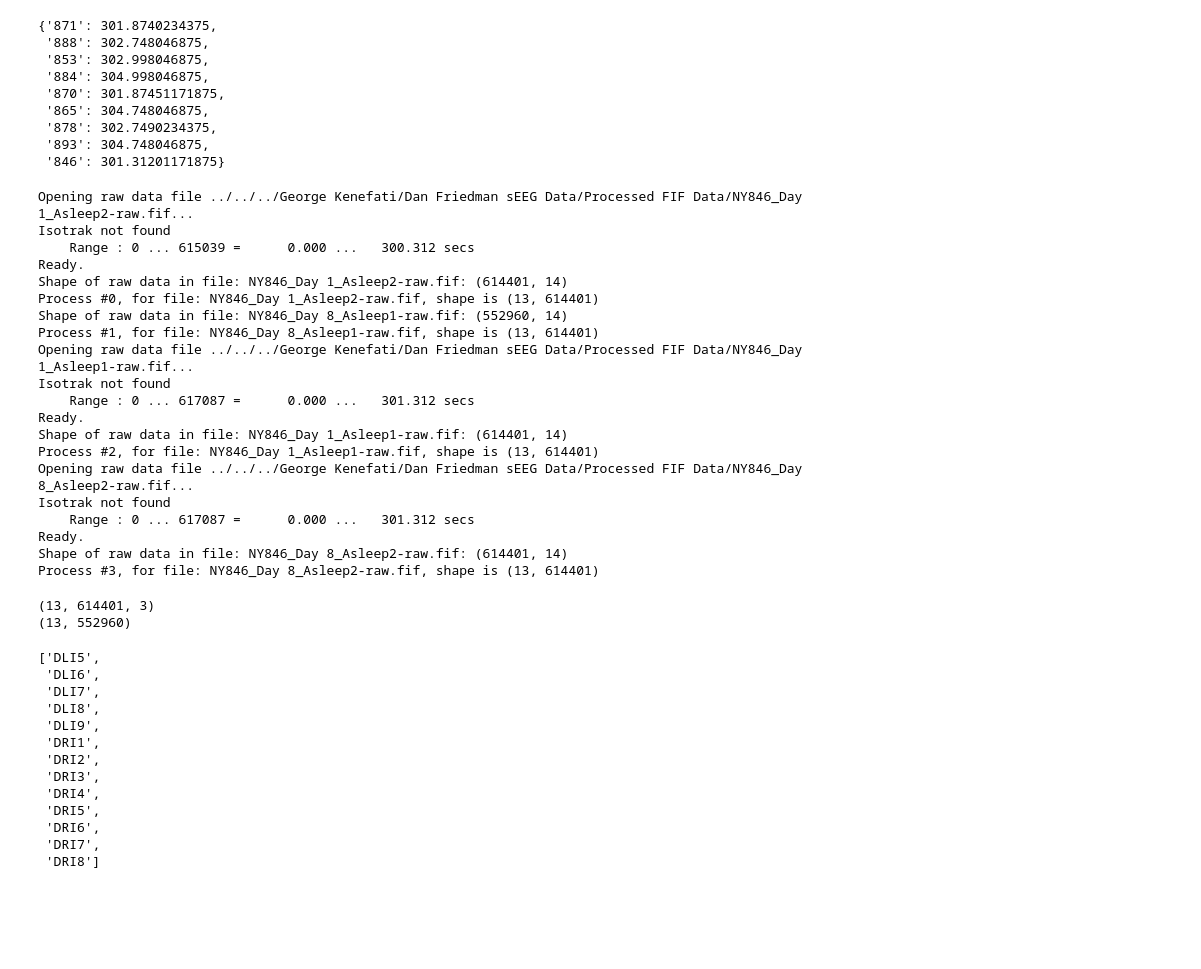
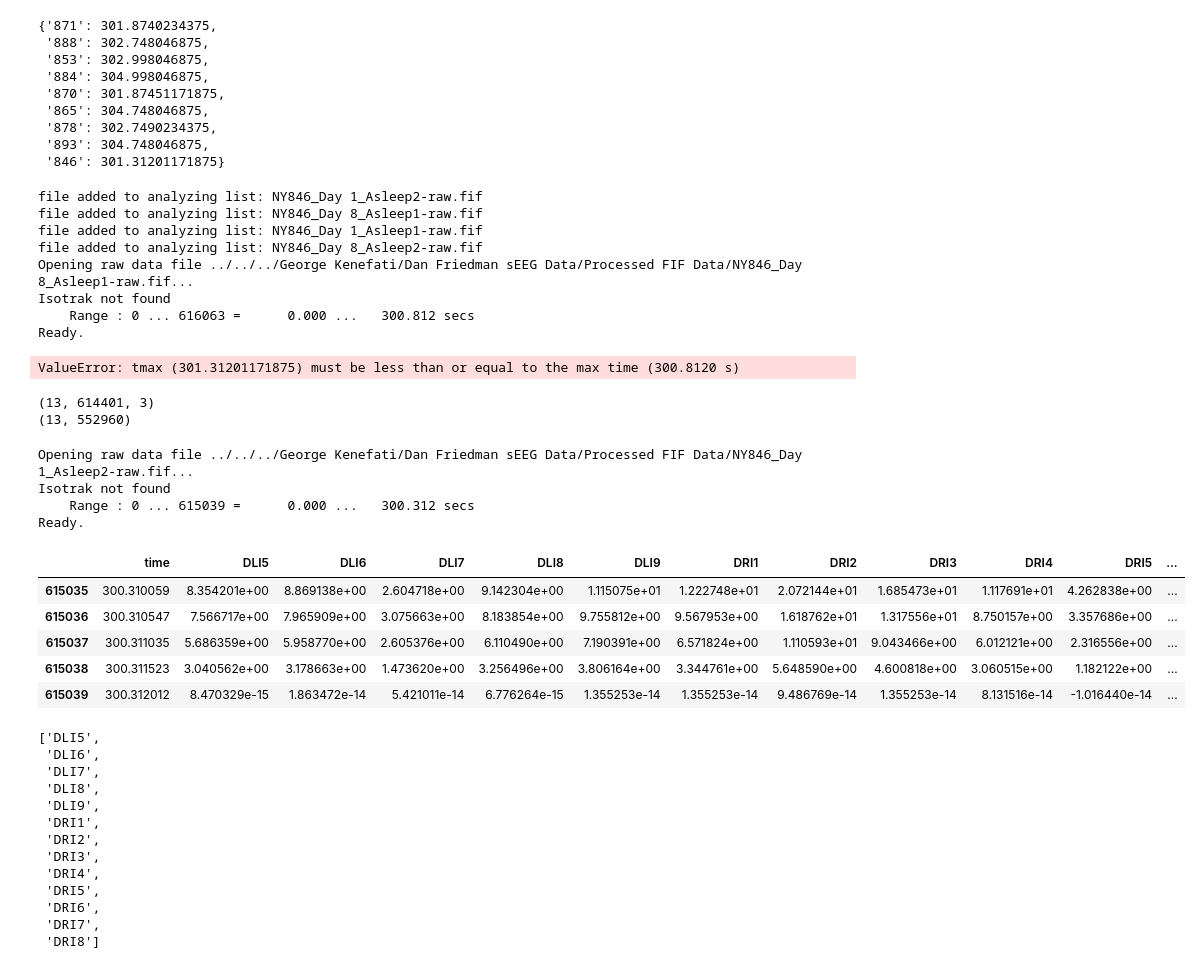
Before and after one commit to Wang-lab-research/seeg-data-analysis, a Jupyter notebook: Statistical Analysis/sEEG_PO1_vs_last_stats.ipynb, the cells around one changed output. Drawn from its saved outputs; the diff is of its cells as text; code cells hidden in the pictures; blank space fills up the shorter version.

```diff
--- a/Statistical Analysis/sEEG_PO1_vs_last_stats.ipynb
+++ b/Statistical Analysis/sEEG_PO1_vs_last_stats.ipynb
@@ -386,26 +373,15 @@ def z_score_calculator(data_dir, zsub_state, sub_id, picks):
     z_score_full_arr = np.stack(z_score_arr_lst, axis=-1) # stacks the individual z score arrays, with 3rd dimension representing each array
     return(z_score_full_arr, final_day_z_score_arr) # returns two separate arrays because array for calculating bas
 # %%
-z_score_test, z_score_train = z_score_calculator(processed_info_dir, zsub_state, ztmin, ztmax, sub_ids_lst[0], selected_picks)
+z_scored_test, z_scored_train = z_score_calculator(processed_info_dir, zsub_state, sub_ids_lst[0], selected_picks)
 # %% [output]
-Opening raw data file ../../../George Kenefati/Dan Friedman sEEG Data/Processed FIF Data/NY846_Day 1_Asleep2-raw.fif...
+file added to analyzing list: NY846_Day 1_Asleep2-raw.fif
+file added to analyzing list: NY846_Day 8_Asleep1-raw.fif
+file added to analyzing list: NY846_Day 1_Asleep1-raw.fif
+file added to analyzing list: NY846_Day 8_Asleep2-raw.fif
+Opening raw data file ../../../George Kenefati/Dan Friedman sEEG Data/Processed FIF Data/NY846_Day 8_Asleep1-raw.fif...
 Isotrak not found
-    Range : 0 ... 615039 =      0.000 ...   300.312 secs
+    Range : 0 ... 616063 =      0.000 ...   300.812 secs
 Ready.
-Shape of raw data in file: NY846_Day 1_Asleep2-raw.fif: (614401, 14)
-Process #0, for file: NY846_Day 1_Asleep2-raw.fif, shape is (13, 614401)
-Shape of raw data in file: NY846_Day 8_Asleep1-raw.fif: (552960, 14)
-Process #1, for file: NY846_Day 8_Asleep1-raw.fif, shape is (13, 614401)
-Opening raw data file ../../../George Kenefati/Dan Friedman sEEG Data/Processed FIF Data/NY846_Day 1_Asleep1-raw.fif...
-Isotrak not found
-    Range : 0 ... 617087 =      0.000 ...   301.312 secs
-Ready.
-Shape of raw data in file: NY846_Day 1_Asleep1-raw.fif: (614401, 14)
-Process #2, for file: NY846_Day 1_Asleep1-raw.fif, shape is (13, 614401)
-Opening raw data file ../../../George Kenefati/Dan Friedman sEEG Data/Processed FIF Data/NY846_Day 8_Asleep2-raw.fif...
-Isotrak not found
-    Range : 0 ... 617087 =      0.000 ...   301.312 secs
-Ready.
-Shape of raw data in file: NY846_Day 8_Asleep2-raw.fif: (614401, 14)
-Process #3, for file: NY846_Day 8_Asleep2-raw.fif, shape is (13, 614401)
+ValueError: tmax (301.31201171875) must be less than or equal to the max time (300.8120 s)
 # %%
@@ -414,6 +390,21 @@ print(z_score_train.shape)
 # %% [output]
 (13, 614401, 3)
 (13, 552960)
+# %%
+raw = mne.io.read_raw_fif('../../../George Kenefati/Dan Friedman sEEG Data/Processed FIF Data/NY846_Day 1_Asleep2-raw.fif')
+raw_df = raw.to_data_frame(picks = selected_picks)
+raw_df.tail()
+# %% [output]
+Opening raw data file ../../../George Kenefati/Dan Friedman sEEG Data/Processed FIF Data/NY846_Day 1_Asleep2-raw.fif...
+Isotrak not found
+    Range : 0 ... 615039 =      0.000 ...   300.312 secs
+Ready.
+|  | time | DLI5 | DLI6 | DLI7 | DLI8 | DLI9 | DRI1 | DRI2 | DRI3 | DRI4 | DRI5 | ... |
+| 615035 | 300.310059 | 8.354201e+00 | 8.869138e+00 | 2.604718e+00 | 9.142304e+00 | 1.115075e+01 | 1.222748e+01 | 2.072144e+01 | 1.685473e+01 | 1.117691e+01 | 4.262838e+00 | ... |
+| 615036 | 300.310547 | 7.566717e+00 | 7.965909e+00 | 3.075663e+00 | 8.183854e+00 | 9.755812e+00 | 9.567953e+00 | 1.618762e+01 | 1.317556e+01 | 8.750157e+00 | 3.357686e+00 | ... |
+| 615037 | 300.311035 | 5.686359e+00 | 5.958770e+00 | 2.605376e+00 | 6.110490e+00 | 7.190391e+00 | 6.571824e+00 | 1.110593e+01 | 9.043466e+00 | 6.012121e+00 | 2.316556e+00 | ... |
+| 615038 | 300.311523 | 3.040562e+00 | 3.178663e+00 | 1.473620e+00 | 3.256496e+00 | 3.806164e+00 | 3.344761e+00 | 5.648590e+00 | 4.600818e+00 | 3.060515e+00 | 1.182122e+00 | ... |
+| 615039 | 300.312012 | 8.470329e-15 | 1.863472e-14 | 5.421011e-14 | 6.776264e-15 | 1.355253e-14 | 1.355253e-14 | 9.486769e-14 | 1.355253e-14 | 8.131516e-14 | -1.016440e-14 | ... |
 # %%
 # GENERAL SETTINGS:
 
```
Also changed, not shown: parts of 8 cells of this notebook, 2 other files.
